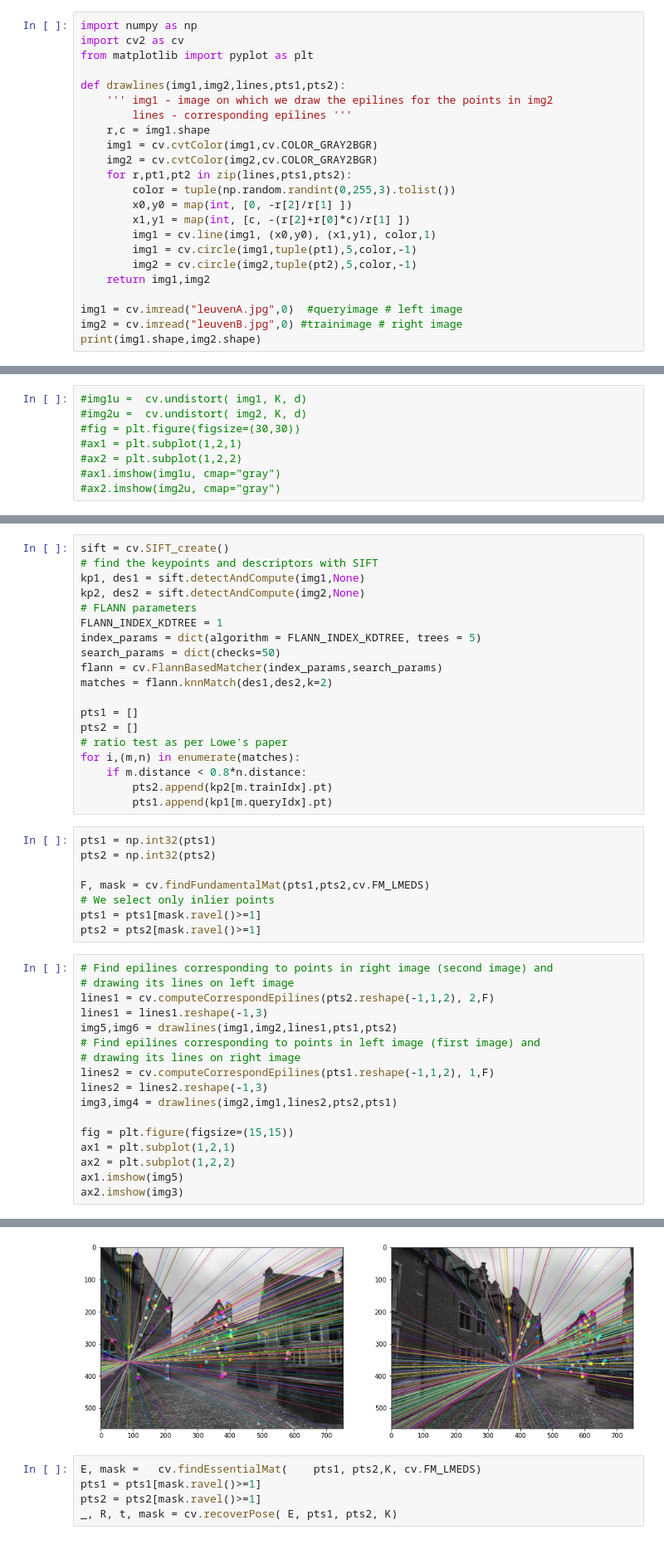
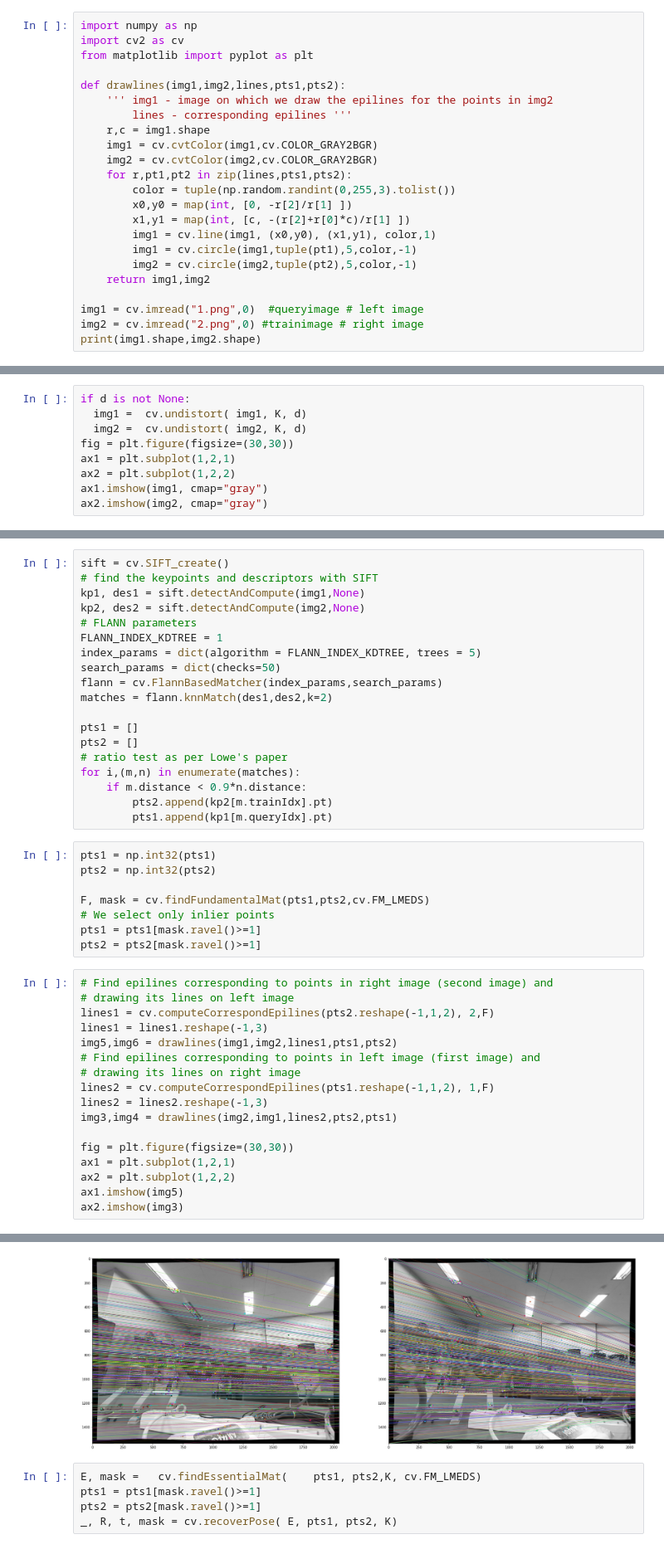
Before and after one commit to juanmed/epipolar_geometry, a Jupyter notebook: Epipolar_geometry.ipynb, the cells around one changed output, grey strips where cells are left out. Shown at 83% size. Saved outputs shown, nothing was run; the diff lists cells and outputs as text.

```diff
--- a/Epipolar_geometry.ipynb
+++ b/Epipolar_geometry.ipynb
@@ -48,7 +38,7 @@ def drawlines(img1,img2,lines,pts1,pts2):
         img2 = cv.circle(img2,tuple(pt2),5,color,-1)
     return img1,img2
 
-img1 = cv.imread("leuvenA.jpg",0)  #queryimage # left image
-img2 = cv.imread("leuvenB.jpg",0) #trainimage # right image
+img1 = cv.imread("1.png",0)  #queryimage # left image
+img2 = cv.imread("2.png",0) #trainimage # right image
 print(img1.shape,img2.shape)
 # %% [output]
@@ -73,8 +66,9 @@ K = np.array([651.4462353114224, 0, 376.27522319223914, 0, 653.7348054191838, 28
 # %%
-#img1u =  cv.undistort(	img1, K, d)
-#img2u =  cv.undistort(	img2, K, d)
-#fig = plt.figure(figsize=(30,30))
-#ax1 = plt.subplot(1,2,1)
-#ax2 = plt.subplot(1,2,2)
-#ax1.imshow(img1u, cmap="gray")
-#ax2.imshow(img2u, cmap="gray")
+if d is not None:
+  img1 =  cv.undistort(	img1, K, d)
+  img2 =  cv.undistort(	img2, K, d)
+fig = plt.figure(figsize=(30,30))
+ax1 = plt.subplot(1,2,1)
+ax2 = plt.subplot(1,2,2)
+ax1.imshow(img1, cmap="gray")
+ax2.imshow(img2, cmap="gray")
@@ -94,7 +91,7 @@ pts1 = []
 pts2 = []
 # ratio test as per Lowe's paper
 for i,(m,n) in enumerate(matches):
-    if m.distance < 0.8*n.distance:
+    if m.distance < 0.9*n.distance:
         pts2.append(kp2[m.trainIdx].pt)
         pts1.append(kp1[m.queryIdx].pt)
 # %%
@@ -108,23 +105,23 @@ pts2 = pts2[mask.ravel()>=1]
 # %%
 # Find epilines corresponding to points in right image (second image) and
 # drawing its lines on left image
 lines1 = cv.computeCorrespondEpilines(pts2.reshape(-1,1,2), 2,F)
 lines1 = lines1.reshape(-1,3)
 img5,img6 = drawlines(img1,img2,lines1,pts1,pts2)
 # Find epilines corresponding to points in left image (first image) and
 # drawing its lines on right image
 lines2 = cv.computeCorrespondEpilines(pts1.reshape(-1,1,2), 1,F)
 lines2 = lines2.reshape(-1,3)
 img3,img4 = drawlines(img2,img1,lines2,pts2,pts1)
 
-fig = plt.figure(figsize=(15,15))
+fig = plt.figure(figsize=(30,30))
 ax1 = plt.subplot(1,2,1)
 ax2 = plt.subplot(1,2,2)
 ax1.imshow(img5)
 ax2.imshow(img3)
 # %% [output]
 <matplotlib.image.AxesImage at 0x...>
-[figure, old version]
+[figure, new version]
 # %%
 E, mask =	cv.findEssentialMat(	pts1, pts2,K, cv.FM_LMEDS)
 pts1 = pts1[mask.ravel()>=1]
```
Also changed, not shown: parts of 12 cells of this notebook.
